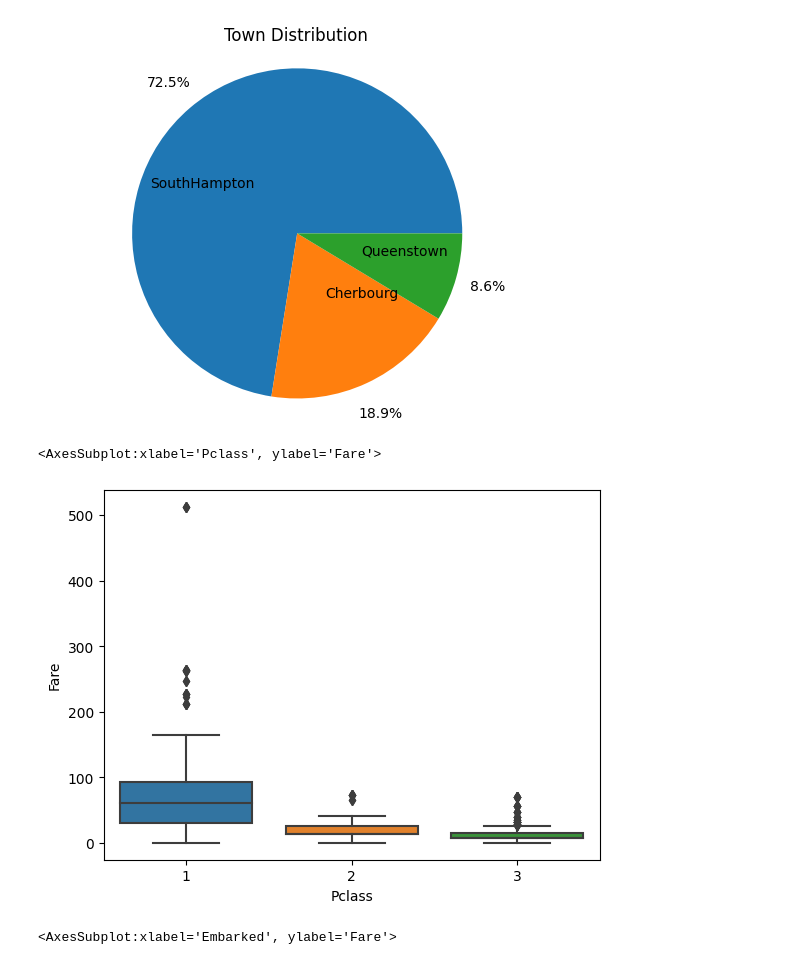
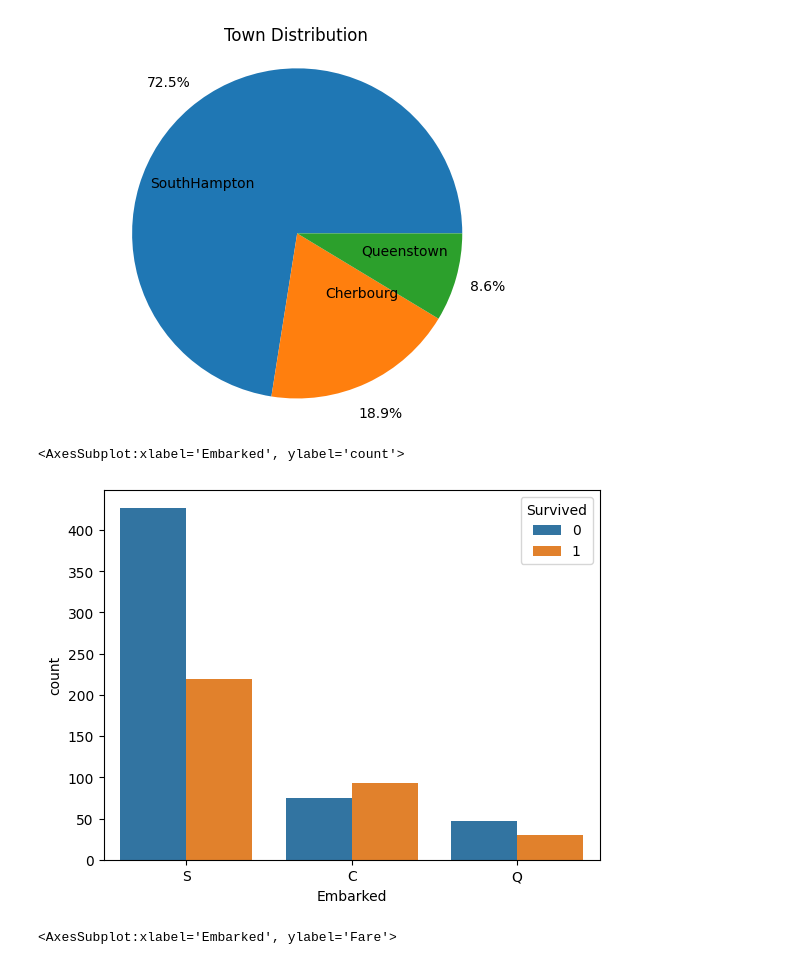
Before and after one commit to krishna0712/Data-Analysis, a Jupyter notebook: titanic-data-analysis/notebooks/titanic-eda.ipynb, the cells around one changed output. Saved outputs shown, nothing was run; the diff lists cells and outputs as text; code cells hidden in the pictures.

```diff
--- a/titanic-data-analysis/notebooks/titanic-eda.ipynb
+++ b/titanic-data-analysis/notebooks/titanic-eda.ipynb
@@ -198,10 +198,10 @@ plt.title("Town Distribution")
 Text(0.5, 1.0, 'Town Distribution')
 [figure]
 # %%
-sns.boxplot(data = titanic,x= 'Pclass',y = 'Fare')
+sns.countplot(data=titanic, x='Embarked', hue='Survived')
 # %% [output]
-<AxesSubplot:xlabel='Pclass', ylabel='Fare'>
+<AxesSubplot:xlabel='Embarked', ylabel='count'>
-[figure, old version]
+[figure, new version]
 # %%
 sns.boxplot(x = 'Embarked',y = 'Fare',data=titanic,hue='Survived')
 # %% [output]
```
Also changed, not shown: parts of 3 cells of this notebook, 1 other file.
